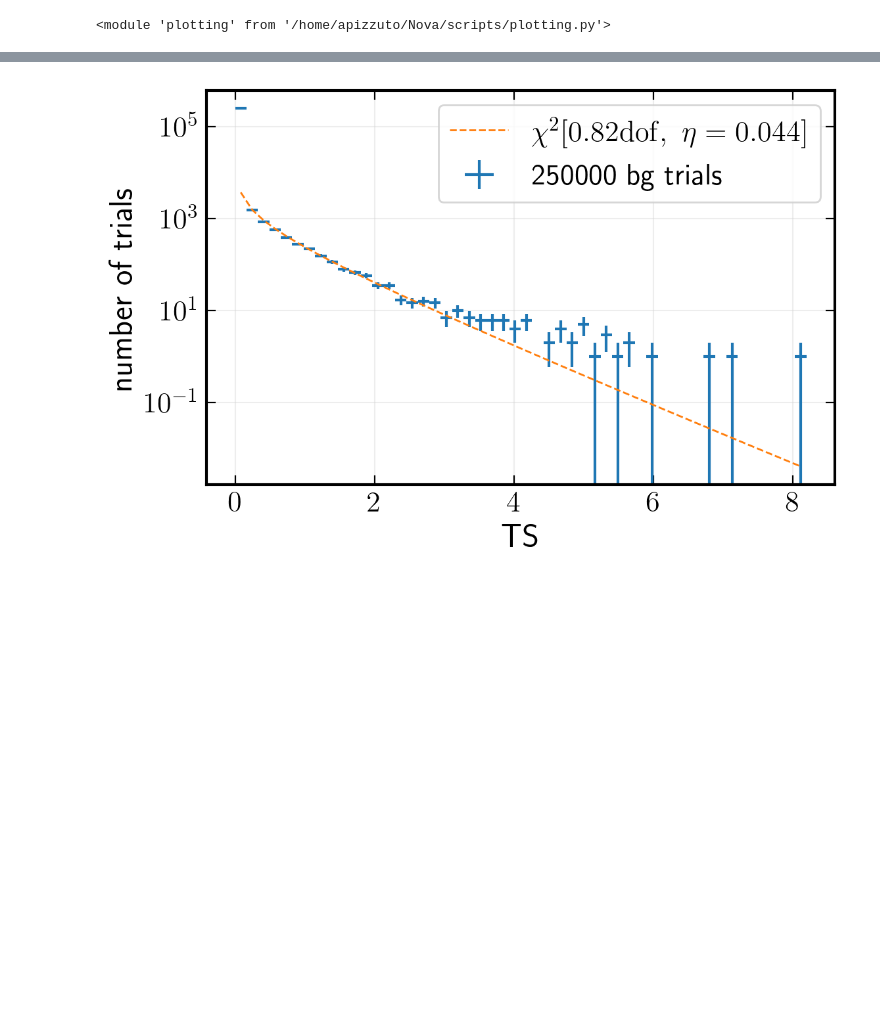
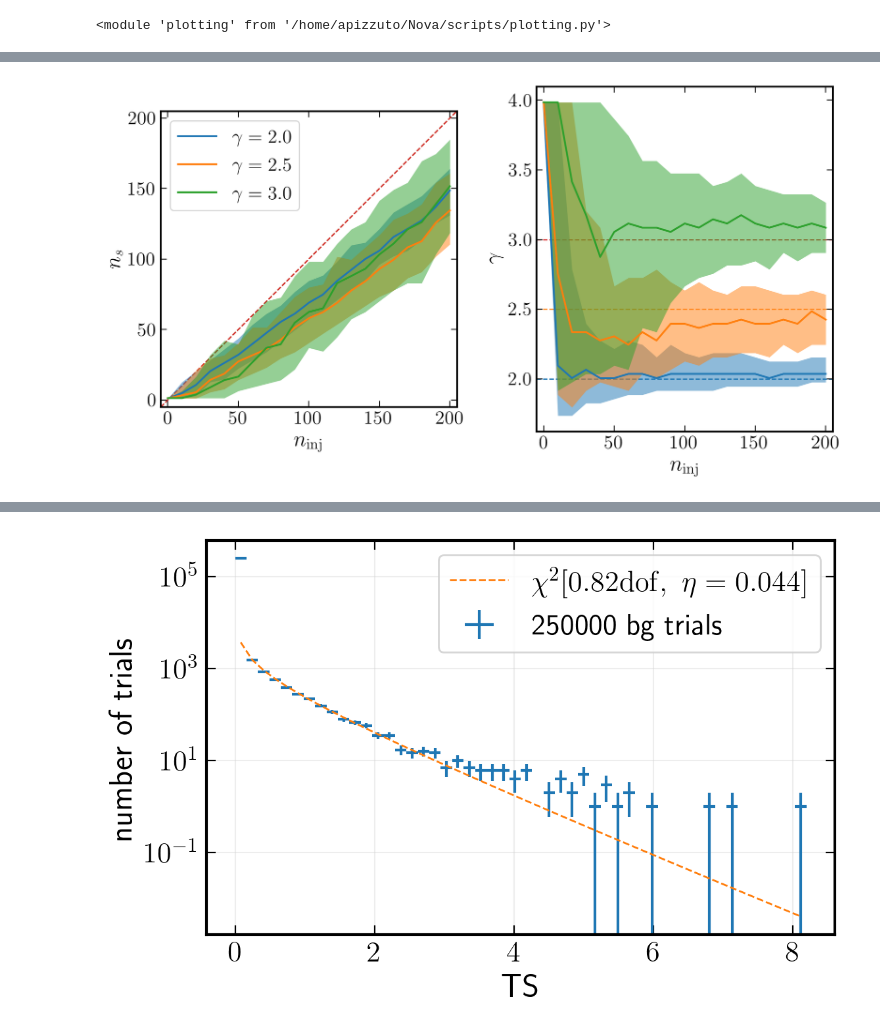
Before and after one commit to apizzuto/Novae, a Jupyter notebook: notebooks/stacking_sensitivity.ipynb, the cells around one changed output, grey strips where cells are left out. Drawn from its saved outputs; the diff is of its cells as text; code cells hidden in the pictures; blank space fills up the shorter version.

```diff
--- a/notebooks/stacking_sensitivity.ipynb
+++ b/notebooks/stacking_sensitivity.ipynb
@@ -83,0 +82,4 @@ stack_plots.sensitivity_plot()
+# %%
+stack_plots.fitting_plot(gamma=[2.0, 2.5, 3.0])
+# %% [output]
+[figure, added]
```
Also changed, not shown: parts of 18 cells of this notebook.
